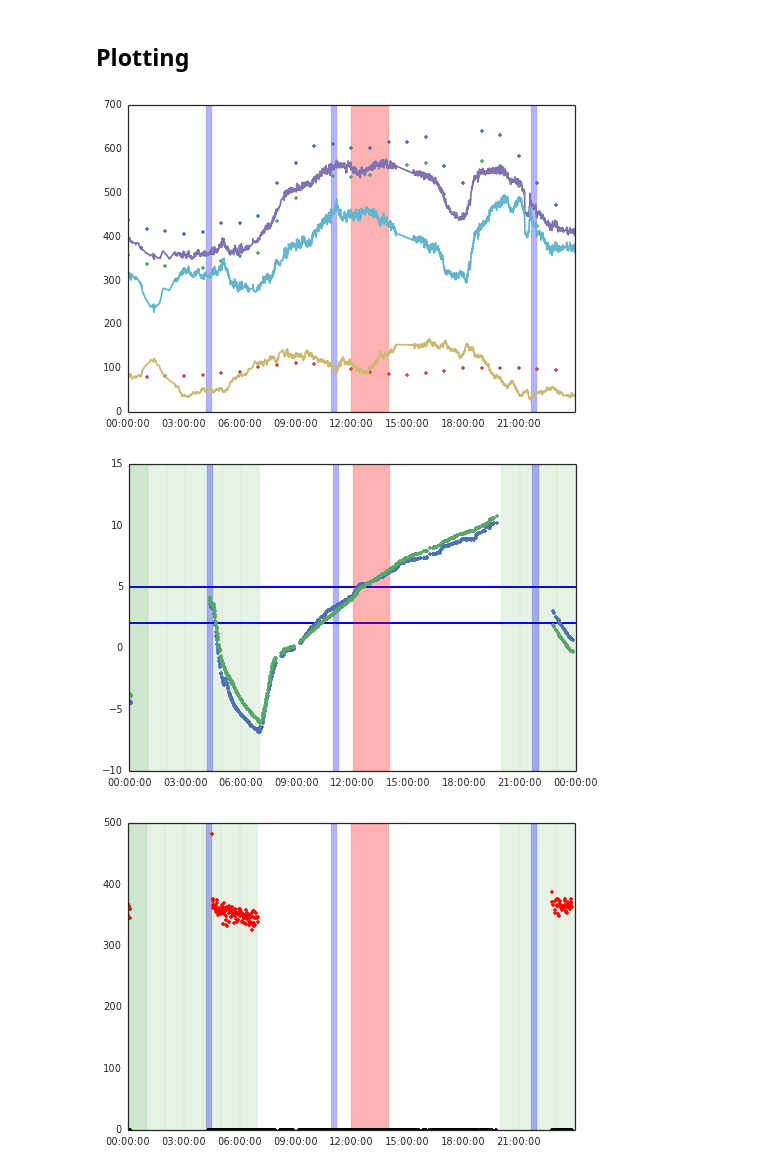
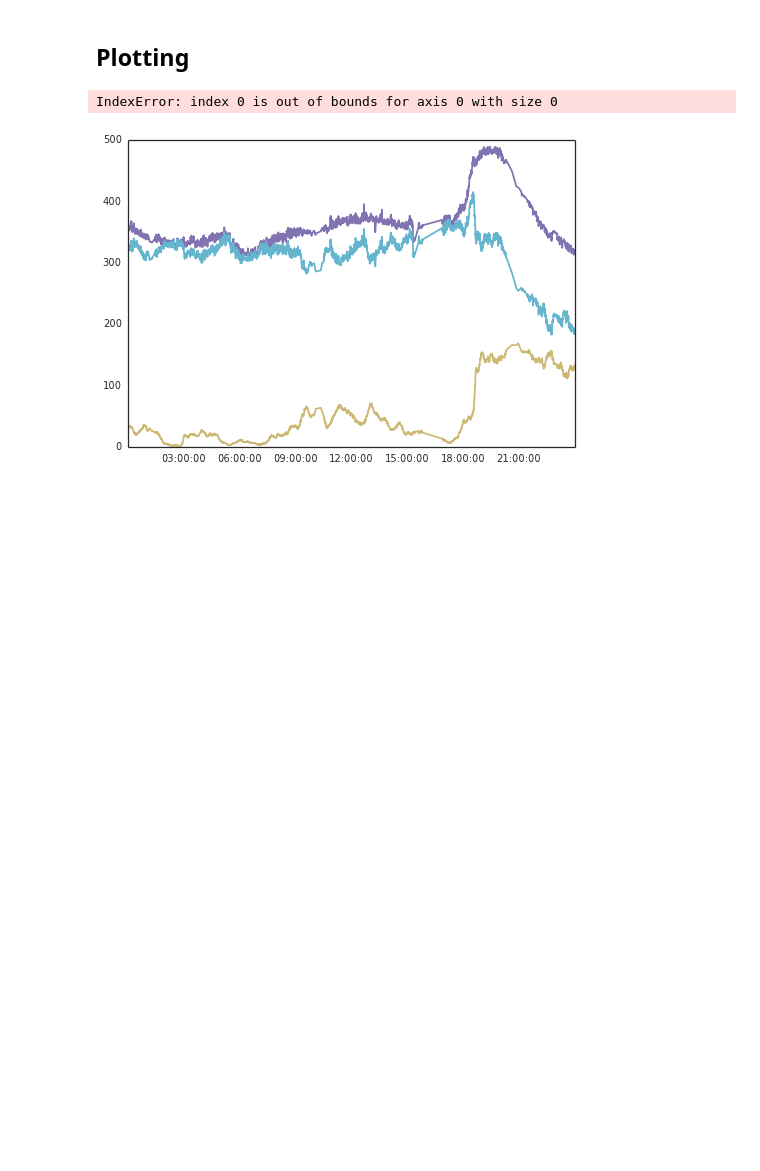
Before and after one commit to diegoleonbarido/flexbox-data-dump-analysis, a Jupyter notebook: ipynb/dr_implementation_analysis.ipynb, the cells around one changed output. Saved outputs shown, nothing was run; the diff lists cells and outputs as text; code cells hidden in the pictures; blank space fills up the shorter version.

```diff
--- a/ipynb/dr_implementation_analysis.ipynb
+++ b/ipynb/dr_implementation_analysis.ipynb
@@ -390,17 +390,16 @@ def plot_dr_data(df_dic,date_day,house_id,outlet_source,outlet_source_other,rela
 # Function for Reading Data
 
 #df_data_dic = read_dr_data_server(date_select = datetime(2016,7,12,0,0)) #inside_temperature,mfi,dr,pred_frame,twenty_sec,net_load_dr,peak_shifting_dr, network_tests
-df_data_dic = read_dr_data(source = "local",date_select = datetime(2016,7,15,0,0),user="Diego") #inside_temperature,mfi,dr,pred_frame,twenty_sec,net_load_dr,peak_shifting_dr, network_tests
+df_data_dic = read_dr_data(source = "local",date_select = datetime(2016,7,16,0,0),user="Diego") #inside_temperature,mfi,dr,pred_frame,twenty_sec,net_load_dr,peak_shifting_dr, network_tests
 # %%
 #house_sub = df_data_dic['mfi']
 #house_sub_add = house_sub[(house_sub['hostname'] == "flxbxD21") & (house_sub['date'] == date(2016,7,12))]
 #house_sub_add['relay3'].unique()
 # %%
-plot_dr_data(df_data_dic,date_day = date(2016,7,15),house_id="flxbxD21",outlet_source="active_pwr3",outlet_source_other="active_pwr2",relay_source='relay3')
+plot_dr_data(df_data_dic,date_day = date(2016,7,19),house_id="flxbxD19",outlet_source="active_pwr3",outlet_source_other="active_pwr2",relay_source='relay3')
 
 # flxbxD1, flxbxD3, flxbxD6, flxbxD7, flxbxD9, flxbxD11, flxbxD12,  flxbxD14, flxbxD16, flxbxD17, flxbxD18, flxbxD19
 # flxbxD20, flxbxD21, flxbxD22, flxbxD24, flxbxD25, flxbxD26, flxbxD28, flxbxD29
 # %% [output]
+IndexError: index 0 is out of bounds for axis 0 with size 0
-[figure, old version]
+[figure, new version]
-[figure, removed]
-[figure, removed]
```
Also changed, not shown: parts of 2 cells of this notebook, 3 other files.
